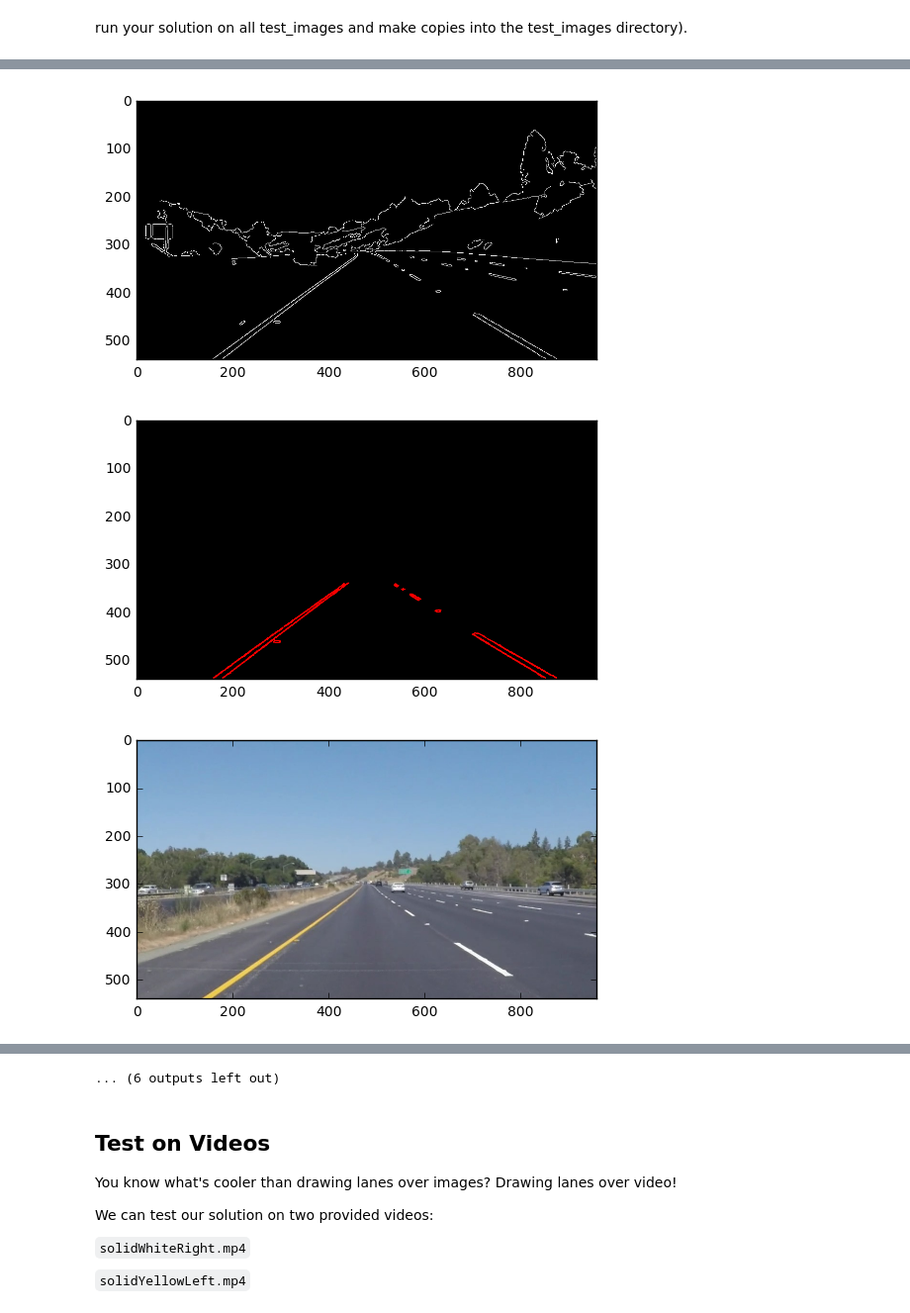
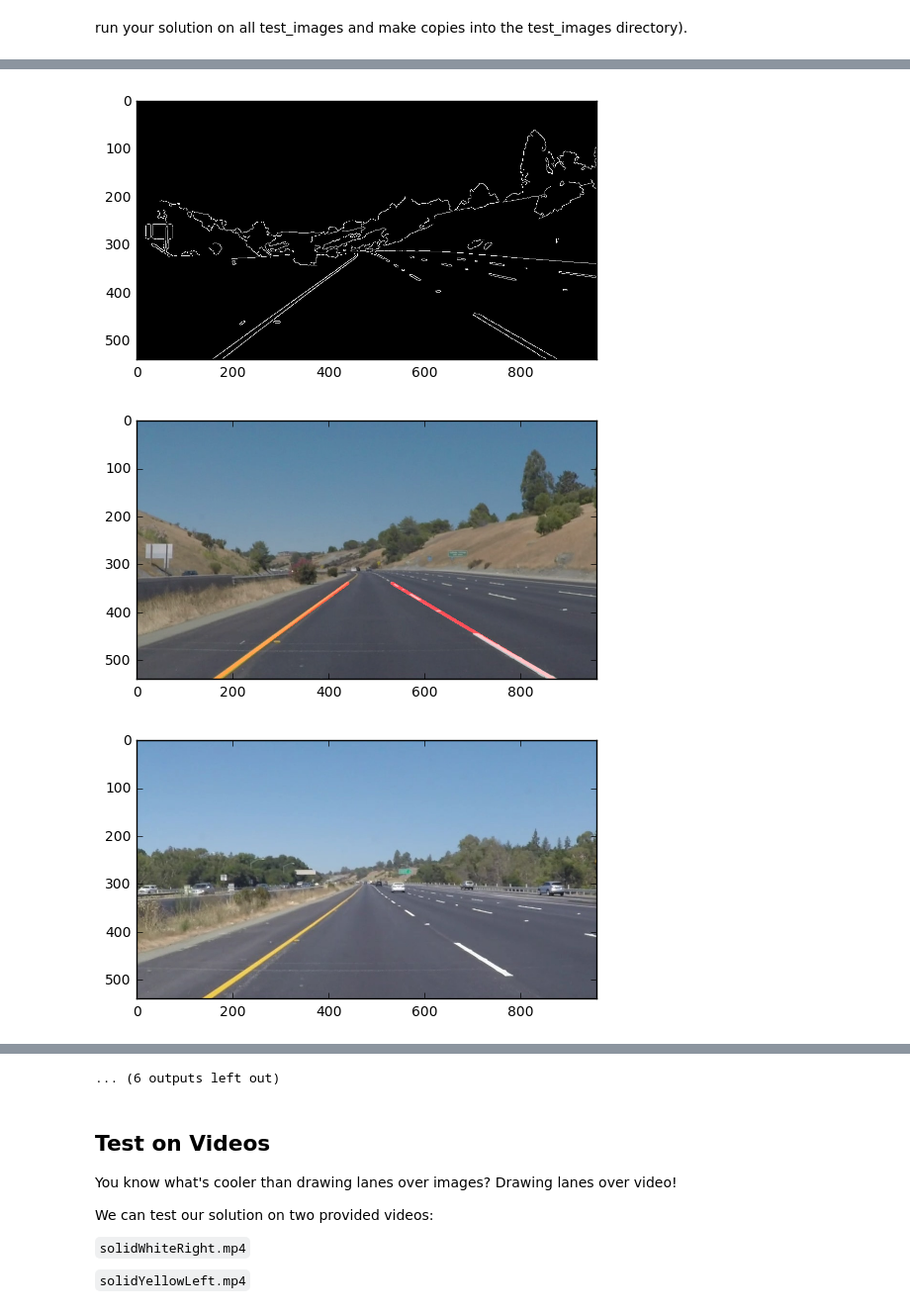
Before and after one commit to cschultz123/CarND-LaneLines-P1, a Jupyter notebook: P1.ipynb, the cells around one changed output, grey strips where cells are left out. Shown at 99% size. Drawn from its saved outputs; the diff is of its cells as text; code cells hidden in the pictures.

Commit message:
Added line fitting and extrapolation.

```diff
--- a/P1.ipynb
+++ b/P1.ipynb
@@ -105,7 +105,7 @@ def region_of_interest(img, vertices):
     return masked_image
 
 
-def draw_lines(img, lines, color=[255, 0, 0], thickness=2):
+def draw_lines(img, lines, color=[255, 0, 0], thickness=5):
     """
     NOTE: this is the function you might want to use as a starting point once you want to
     average/extrapolate the line segments you detect to map out the full
@@ -122,9 +122,38 @@ def draw_lines(img, lines, color=[255, 0, 0], thickness=2):
     If you want to make the lines semi-transparent, think about combining
     this function with the weighted_img() function below
     """
-    for line in lines:
-        for x1,y1,x2,y2 in line:
-            cv2.line(img, (x1, y1), (x2, y2), color, thickness)
+    # dimensions of image
+    dim_x, dim_y, channel = img.shape
+
+    # height cut-off
+    y_cutoff = 340
+
+    line_data = np.zeros((len(lines), 2))
+    for idx, line in enumerate(lines):
+        x1, y1, x2, y2 = line[0,:]
+#         cv2.line(img, (x1, y1), (x2, y2), color, thickness)
+
+        # compute centroid of line
+        x = (x2 - x1)/2 + x1
+        y = (y2 - y1)/2 + y1
+
+        # save x, y coordinates of line centroid
+        line_data[idx,:] = [x, y]
+
+    # divide data set in half (left and right)
+    l_lane_data = line_data[line_data[:,0] < 500]
+    r_lane_data = line_data[line_data[:,0] >= 500]
+
+    # apply linear fit to find slope and intercept
+    l_slope, l_intercept = np.polyfit(l_lane_data[:,0], l_lane_data[:,1], 1)
+    r_slope, r_intercept = np.polyfit(r_lane_data[:,0], r_lane_data[:,1], 1)
+
+    left_lane = np.array([(dim_y - l_intercept)/l_slope, dim_y, (y_cutoff - l_intercept)/l_slope, y_cutoff], dtype=np.int32)
+    right_lane = np.array([(dim_y - r_intercept)/r_slope, dim_y, (y_cutoff - r_intercept)/r_slope, y_cutoff], dtype=np.int32)
+
+    for lane in [left_lane, right_lane]:
+        x1, y1, x2, y2 = lane[:]
+        cv2.line(img, (x1, y1), (x2, y2), color, thickness)
 
 def hough_lines(img, rho, theta, threshold, min_line_len, max_line_gap):
     """
@@ -236,7 +270,7 @@ for image_file in os.listdir(image_directory):
     plt.imshow(edges, cmap="gray")
 
     plt.figure()
-    plt.imshow(lines)
+    plt.imshow(combo)
 # %% [output]
 [figure]
 [figure]
@@ -247,5 +281,5 @@ for image_file in os.listdir(image_directory):
 [figure]
 [figure]
-[figure, old version]
+[figure, new version]
 [figure]
 [figure]
```
Also changed, not shown: parts of 6 cells of this notebook.
